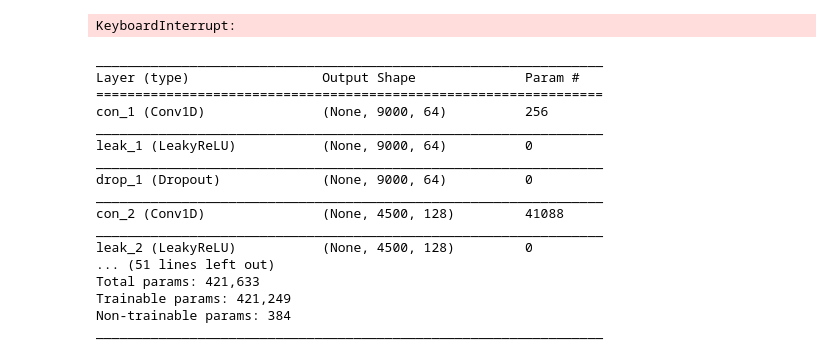
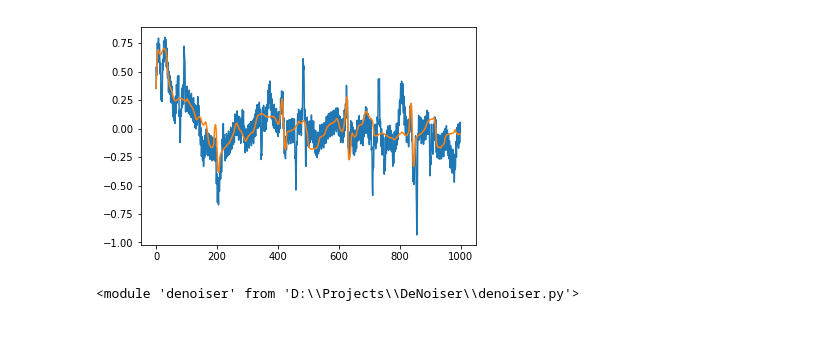
Before and after one commit to kmaylor/DeNoiser, a Jupyter notebook: DeNoiser_test.ipynb, the cells around one changed output. Cells and saved outputs as stored; diff of their text form; code cells hidden in the pictures; blank space fills up the shorter version.

Commit message:
testing by building cardiac model

```diff
--- a/DeNoiser_test.ipynb
+++ b/DeNoiser_test.ipynb
@@ -17,31 +17,35 @@ Using TensorFlow backend.
 # %%
 def generator(batch_size):
+    def add_rand_bump(x):
+        l=len(x)
+        mean = np.random.uniform(0,l-1)
+        sig = np.random.uniform(l//1000,l//100)
+        bump_width = len(x[int(mean-5*sig):int(mean+5*sig)])
+        amp = np.random.uniform(np.max(x),np.max(x)*5)*(np.random.randint(0,2)*2-1)
+        x[int(mean-5*sig):int(mean+5*sig)]+=amp*np.exp(-(np.arange(bump_width)-bump_width/2)**2/(2*sig**2))/np.sqrt(2*np.pi*sig**2)
+        return x
     def get_batch(batch_size=1):
         eds = ds.Dataset(index, batch_class=EcgBatch)
-        batch = eds.next_batch(batch_size=batch_size,shuffle=True, unique_labels=['A', 'N', 'O'])
+        batch = eds.next_batch(batch_size=batch_size,shuffle=True, unique_labels=['N'])
         batch_with_data = batch.load(fmt='wfdb', components=['signal', 'meta'])
-        return np.array([batch_with_data[i].signal[0][:9000] for i in batch_with_data.indices ])
+        return np.array([batch_with_data[i].signal[0][:2000] for i in batch_with_data.indices ])
     while True:
         signal=get_batch(batch_size=batch_size)
-        while np.shape(signal)[-1] !=9000:
-            signal=get_batch(batch_size=batch_size)
+        while np.shape(signal)[-1] !=2000: signal=get_batch(batch_size=batch_size)
         noise_sigs = np.zeros_like(signal)
         for i,s in enumerate(signal):
-            n_sin = 10
+            noise_sigs[i]+=add_rand_bump(np.array(s))
+            n_sin = 40
             siglen = len(s)
             t = np.linspace(0, 30, siglen)
             for j in range(n_sin):
-                a = np.random.uniform(0, 0.1)
-                omega = np.random.uniform(3, 4)
-                phi = np.random.uniform(0, 2 * np.pi)
-                noise_sigs[i] += a * np.sin(omega * t + phi)
-                a = np.random.uniform(0, 0.2)
-                omega = np.random.uniform(0.1, 0.8)
-                phi = np.random.uniform(0, 2 * np.pi)
-                noise_sigs[i] += a * np.sin(omega * t + phi)
-            noise_sigs[i] += s
-        yield noise_sigs.reshape(-1,9000,1),signal.reshape(-1,9000,1)
+                noise_sigs[i]=add_rand_bump(noise_sigs[i])
+                #a = np.random.uniform(0, 0.01)
+                #omega = np.random.uniform(1, 5)
+                #phi = np.random.uniform(0, 2 * np.pi)
+                #noise_sigs[i] += a * np.sin(omega * t + phi)
+                a = np.random.uniform(0, 0.005)
+                #omega = np.random.uniform(15, 30)
+                #phi = np.random.uniform(0, 2 * np.pi)
+                noise_sigs[i] += a * np.sin(60 * t )
+        yield noise_sigs.reshape(-1,2000,1),signal.reshape(-1,2000,1)
-# %%
-a=[i for i in generator(2)]
-# %% [output]
-KeyboardInterrupt:
@@ -120,20 +52,13 @@ class Autoencoder(object):
-# %%
-model=Autoencoder().autoencoder_model()
-# %% [output]
-_________________________________________________________________
-Layer (type)                 Output Shape              Param #
-=================================================================
-con_1 (Conv1D)               (None, 9000, 64)          256
-_________________________________________________________________
-leak_1 (LeakyReLU)           (None, 9000, 64)          0
-_________________________________________________________________
-drop_1 (Dropout)             (None, 9000, 64)          0
-_________________________________________________________________
-con_2 (Conv1D)               (None, 4500, 128)         41088
-_________________________________________________________________
-leak_2 (LeakyReLU)           (None, 4500, 128)         0
-... (51 lines left out)
-Total params: 421,633
-Trainable params: 421,249
-Non-trainable params: 384
-_________________________________________________________________
+# %%
+a=next(generator(1))
+# %%
+plt.plot(a[0][0])
+plt.plot(a[1][0])
+plt.show()
+# %% [output]
+[figure, added]
+# %%
+import denoiser as d
+reload(d)
+# %% [output]
+<module 'denoiser' from 'D:\\Projects\\DeNoiser\\denoiser.py'>
```
Also changed, not shown: parts of 17 cells of this notebook, 3 other files.
